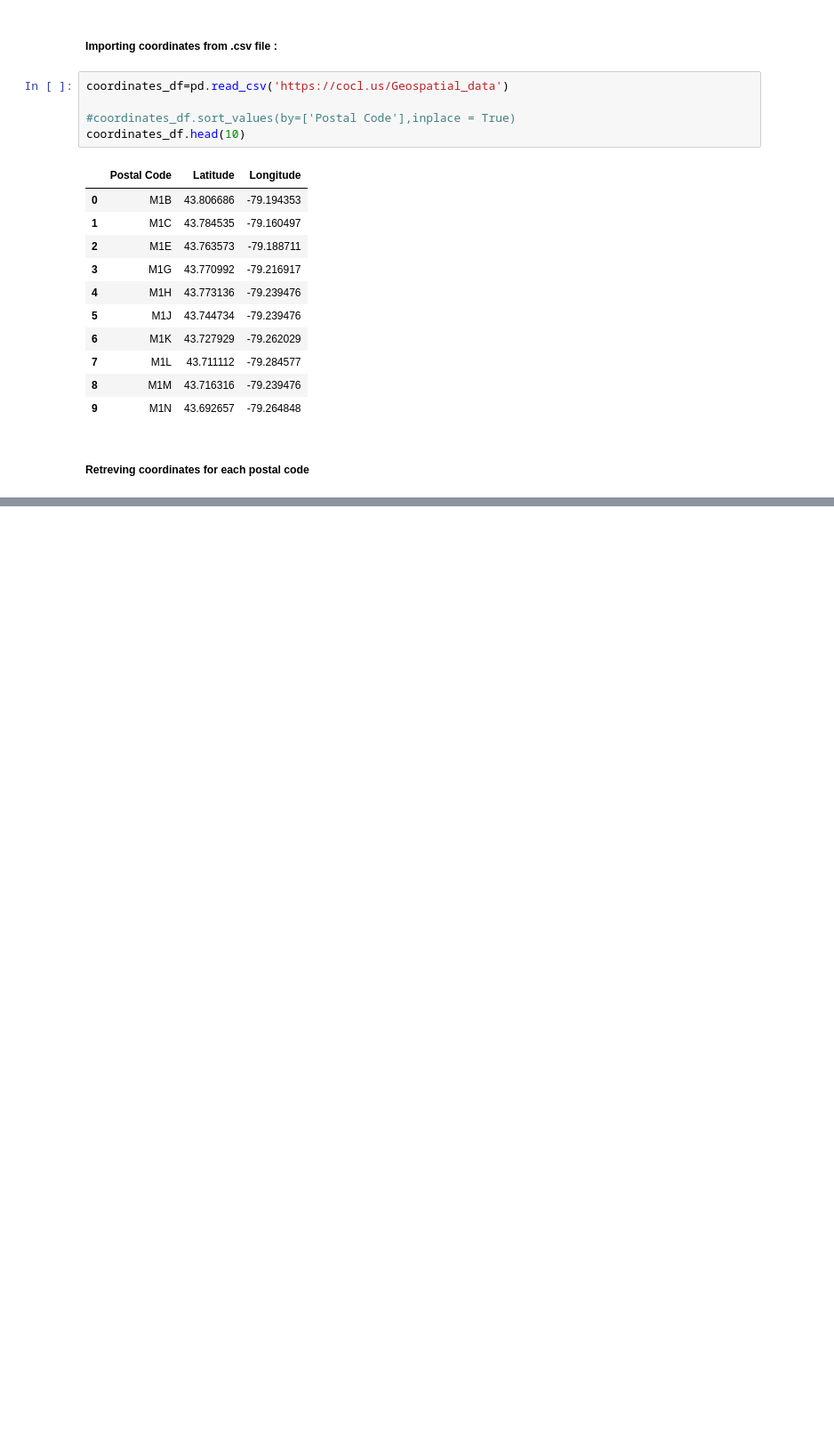
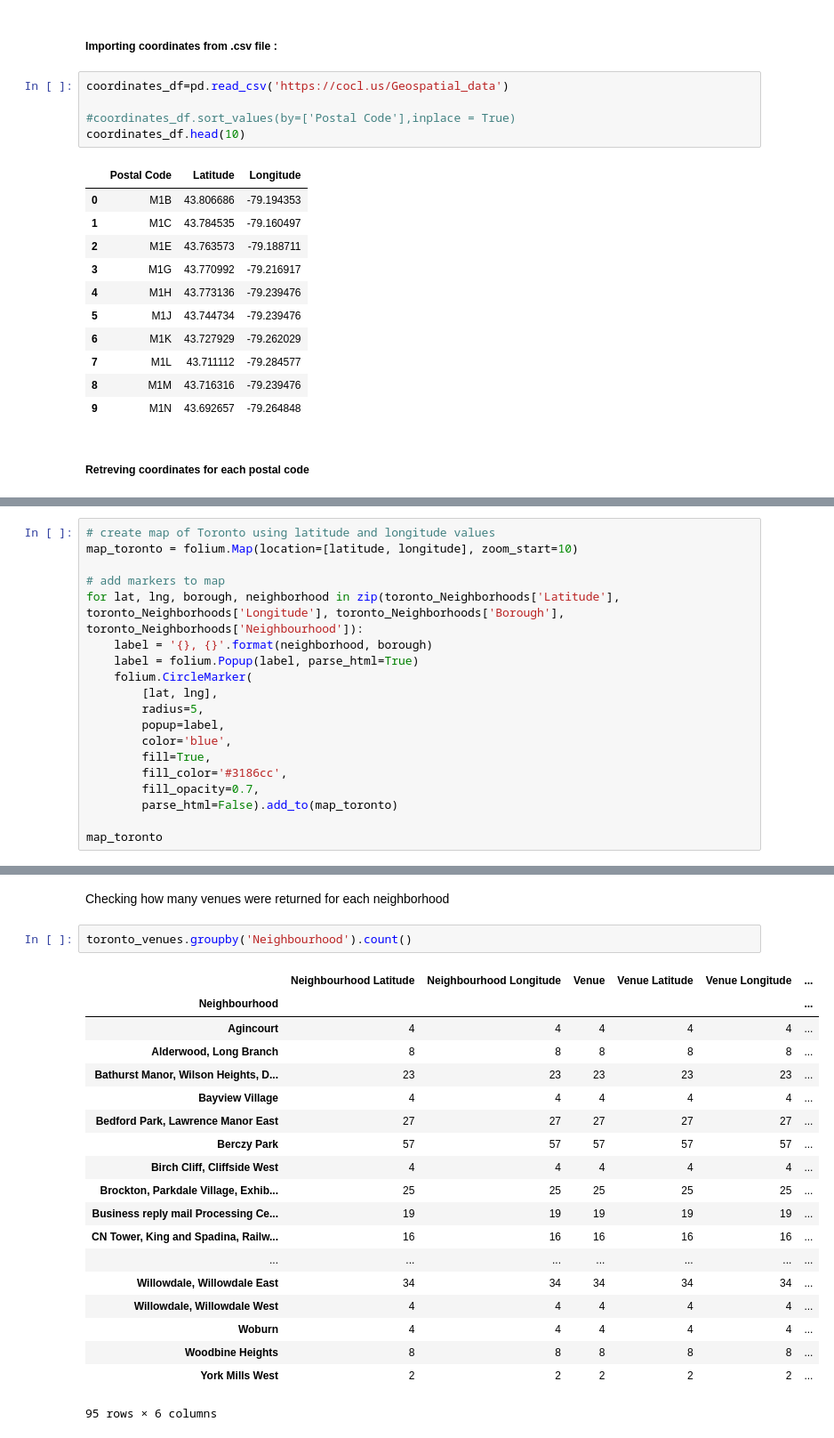
Before and after one commit to RedouanSabir/Coursera_Capstone, a Jupyter notebook: Segmenting_and_Clustering_Neighborhoods_in_Toronto.ipynb, the cells around one changed output, grey strips where cells are left out. Shown at 89% size. Saved outputs shown, nothing was run; the diff lists cells and outputs as text; blank space fills up the shorter version.

```diff
--- a/Segmenting_and_Clustering_Neighborhoods_in_Toronto.ipynb
+++ b/Segmenting_and_Clustering_Neighborhoods_in_Toronto.ipynb
@@ -105,0 +158,19 @@ toronto_Neighborhoods.head(10)
+# %%
+# create map of Toronto using latitude and longitude values
+map_toronto = folium.Map(location=[latitude, longitude], zoom_start=10)
+
+# add markers to map
+for lat, lng, borough, neighborhood in zip(toronto_Neighborhoods['Latitude'], toronto_Neighborhoods['Longitude'], toronto_Neighborhoods['Borough'], toronto_Neighborhoods['Neighbourhood']):
+    label = '{}, {}'.format(neighborhood, borough)
+    label = folium.Popup(label, parse_html=True)
+    folium.CircleMarker(
+        [lat, lng],
+        radius=5,
+        popup=label,
+        color='blue',
+        fill=True,
+        fill_color='#3186cc',
+        fill_opacity=0.7,
+        parse_html=False).add_to(map_toronto)
+
+map_toronto
@@ -105,0 +290,24 @@ toronto_Neighborhoods.head(10)
+# %% [markdown]
+Checking how many venues were returned for each neighborhood
+# %%
+toronto_venues.groupby('Neighbourhood').count()
+# %% [output]
+|  | Neighbourhood Latitude | Neighbourhood Longitude | Venue | Venue Latitude | Venue Longitude | ... |
+| Neighbourhood |  |  |  |  |  | ... |
+| Agincourt | 4 | 4 | 4 | 4 | 4 | ... |
+| Alderwood, Long Branch | 8 | 8 | 8 | 8 | 8 | ... |
+| Bathurst Manor, Wilson Heights, D... | 23 | 23 | 23 | 23 | 23 | ... |
+| Bayview Village | 4 | 4 | 4 | 4 | 4 | ... |
+| Bedford Park, Lawrence Manor East | 27 | 27 | 27 | 27 | 27 | ... |
+| Berczy Park | 57 | 57 | 57 | 57 | 57 | ... |
+| Birch Cliff, Cliffside West | 4 | 4 | 4 | 4 | 4 | ... |
+| Brockton, Parkdale Village, Exhib... | 25 | 25 | 25 | 25 | 25 | ... |
+| Business reply mail Processing Ce... | 19 | 19 | 19 | 19 | 19 | ... |
+| CN Tower, King and Spadina, Railw... | 16 | 16 | 16 | 16 | 16 | ... |
+| ... | ... | ... | ... | ... | ... | ... |
+| Willowdale, Willowdale East | 34 | 34 | 34 | 34 | 34 | ... |
+| Willowdale, Willowdale West | 4 | 4 | 4 | 4 | 4 | ... |
+| Woburn | 4 | 4 | 4 | 4 | 4 | ... |
+| Woodbine Heights | 8 | 8 | 8 | 8 | 8 | ... |
+| York Mills West | 2 | 2 | 2 | 2 | 2 | ... |
+95 rows × 6 columns
```
Also changed, not shown: parts of 51 cells of this notebook.
